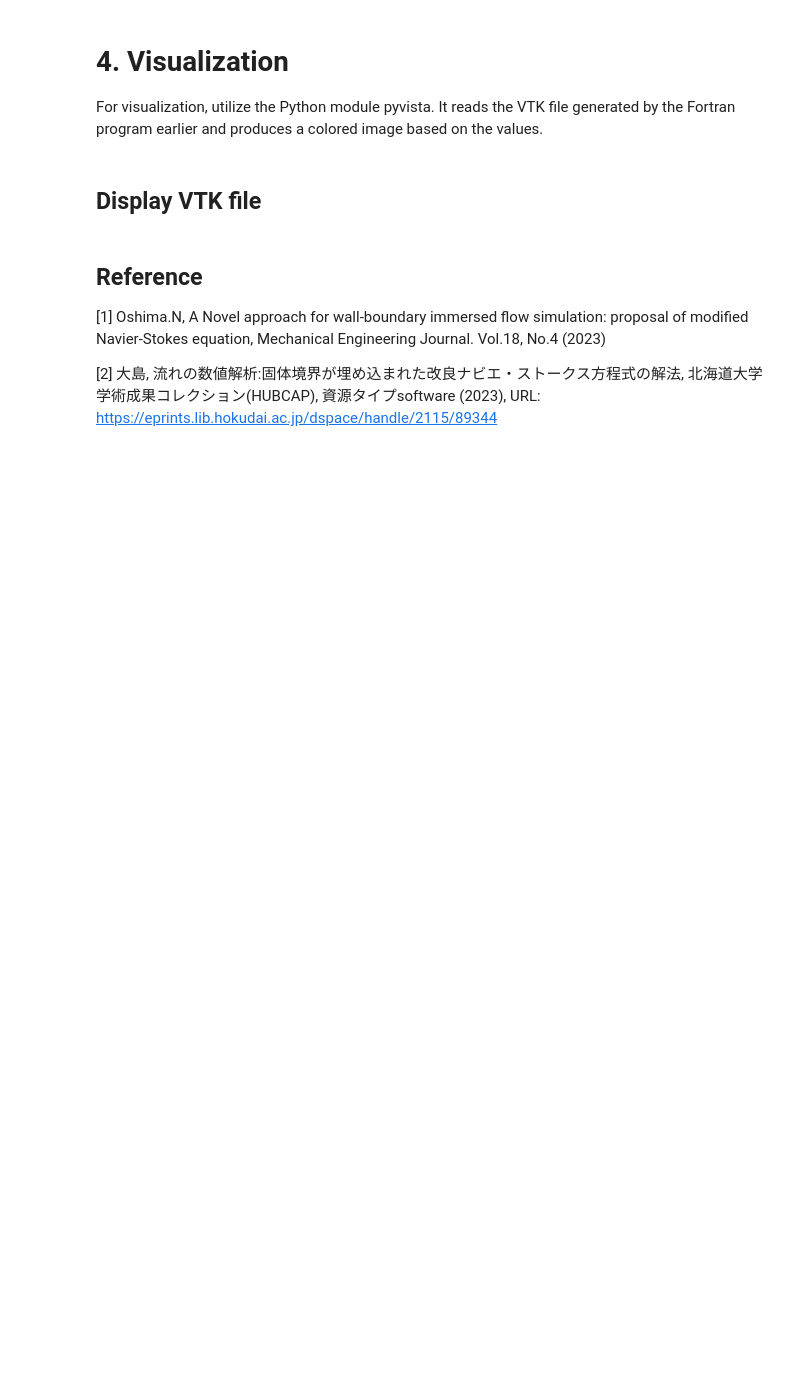
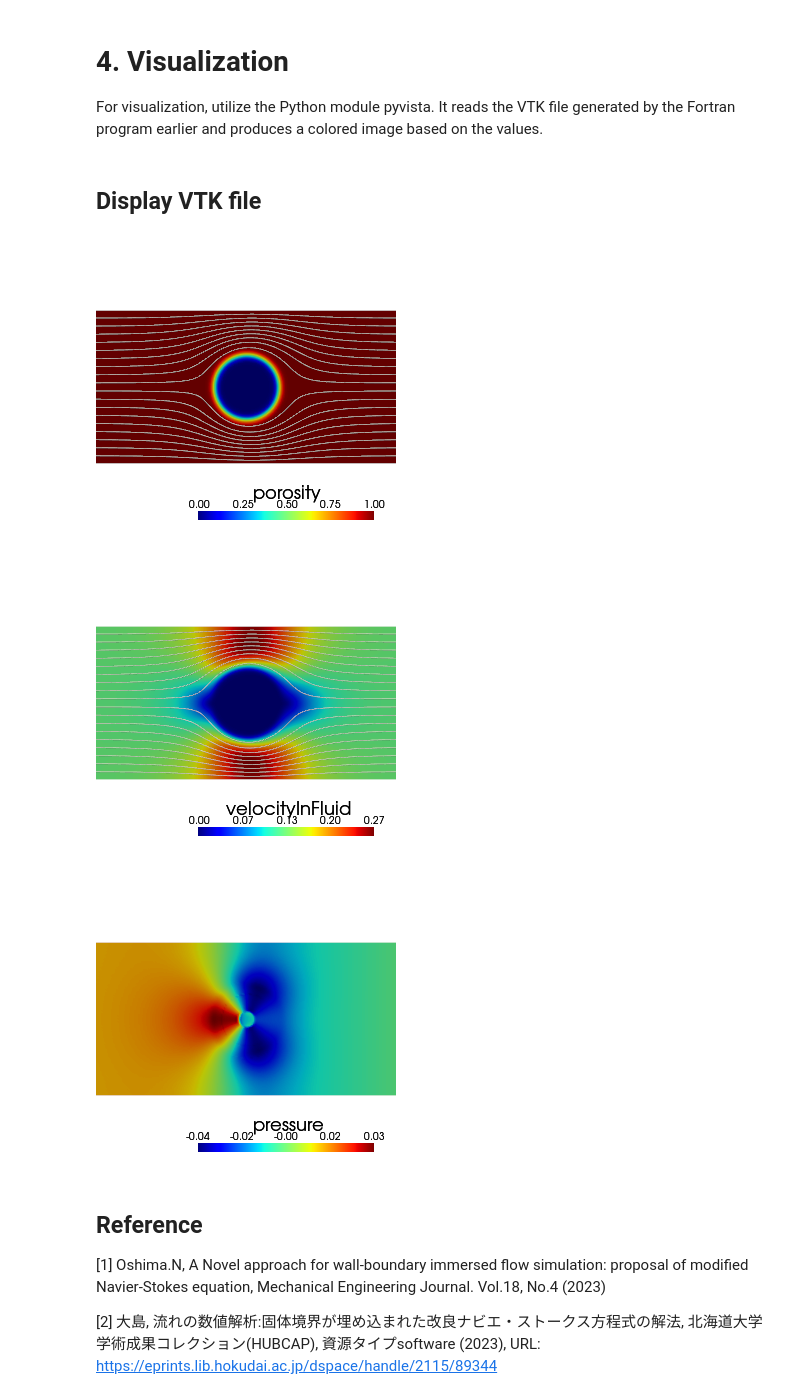
Before and after one commit to nobu-n2002/CFD2023_image_processing, a Jupyter notebook: ibm_image_processing_ver2.ipynb, the cells around one changed output. Saved outputs shown, nothing was run; the diff lists cells and outputs as text; code cells hidden in the pictures; blank space fills up the shorter version.

```diff
--- a/ibm_image_processing_ver2.ipynb
+++ b/ibm_image_processing_ver2.ipynb
@@ -2329,12 +2392,12 @@ mesh = pv.read('/content/output/output_paraview.vtk')
 
 # parameter = "velocityInFluid" # @param ["velocityInFluid", "porosity", "pressure"]
 parameter = ["porosity", "velocityInFluid",  "pressure"]
-porosity_streamline = True #@param ["True", "False"]{type:"raw"}
-velocityInFluid_streamline = True #@param ["True", "False"]{type:"raw"}
-streamline_points = 50 #@param {type:"integer"}
+porosity_streamline = True # @param {type:"boolean"}
+velocityInFluid_streamline = True # @param {type:"boolean"}
+streamline_points = 51 #@param {type:"integer"}
 streamline_width = 0.01 #@param {type:"raw"}
 streamline_color = "white" # @param ["white", "red", "black", "yellow", "blue", "green"]
-font_color = "white" # @param ["white", "red", "black", "yellow", "blue", "green"]
+font_color = "black" # @param ["white", "red", "black", "yellow", "blue", "green"]
 zoom = 1.5 #@param {type:"raw"}
 
 for param in parameter:
@@ -2360,32 +2423,36 @@ for param in parameter:
   if param == 'velocityInFluid' and velocityInFluid_streamline:
     streamlines = mesh.streamlines(
       'velocityInFluid',
       pointa=(-math.floor(l/2), -l/2, 0),
       pointb=(-math.floor(l/2), l/2, 0),
       n_points=streamline_points,
       max_time=100.0,
       progress_bar=False,
       )
     pl2.add_mesh(streamlines.tube(radius=streamline_width), color=streamline_color)
   elif param == 'porosity' and porosity_streamline:
     streamlines = mesh.streamlines(
       'velocityInFluid',
       pointa=(-math.floor(l/2), -l/2, 0),
       pointb=(-math.floor(l/2), l/2, 0),
       n_points=streamline_points,
       max_time=100.0,
       progress_bar=False,
       )
     pl2.add_mesh(streamlines.tube(radius=streamline_width), color=streamline_color)
 
   pl2.add_mesh(mesh, **dargs)
   pl2.add_scalar_bar(param, **dargs_scalar)
 
   pl2.camera_position = 'xy'
   pl2.camera.roll += 180
   pl2.camera.azimuth = 180
   pl2.camera.zoom(zoom)
 
   pl2.show(screenshot='/content/output/%s.png'%(param))
+# %% [output]
+[figure, added]
+[figure, added]
+[figure, added]
 # %%
 # @title Zip output file for download
```
Also changed, not shown: parts of 11 cells of this notebook.
